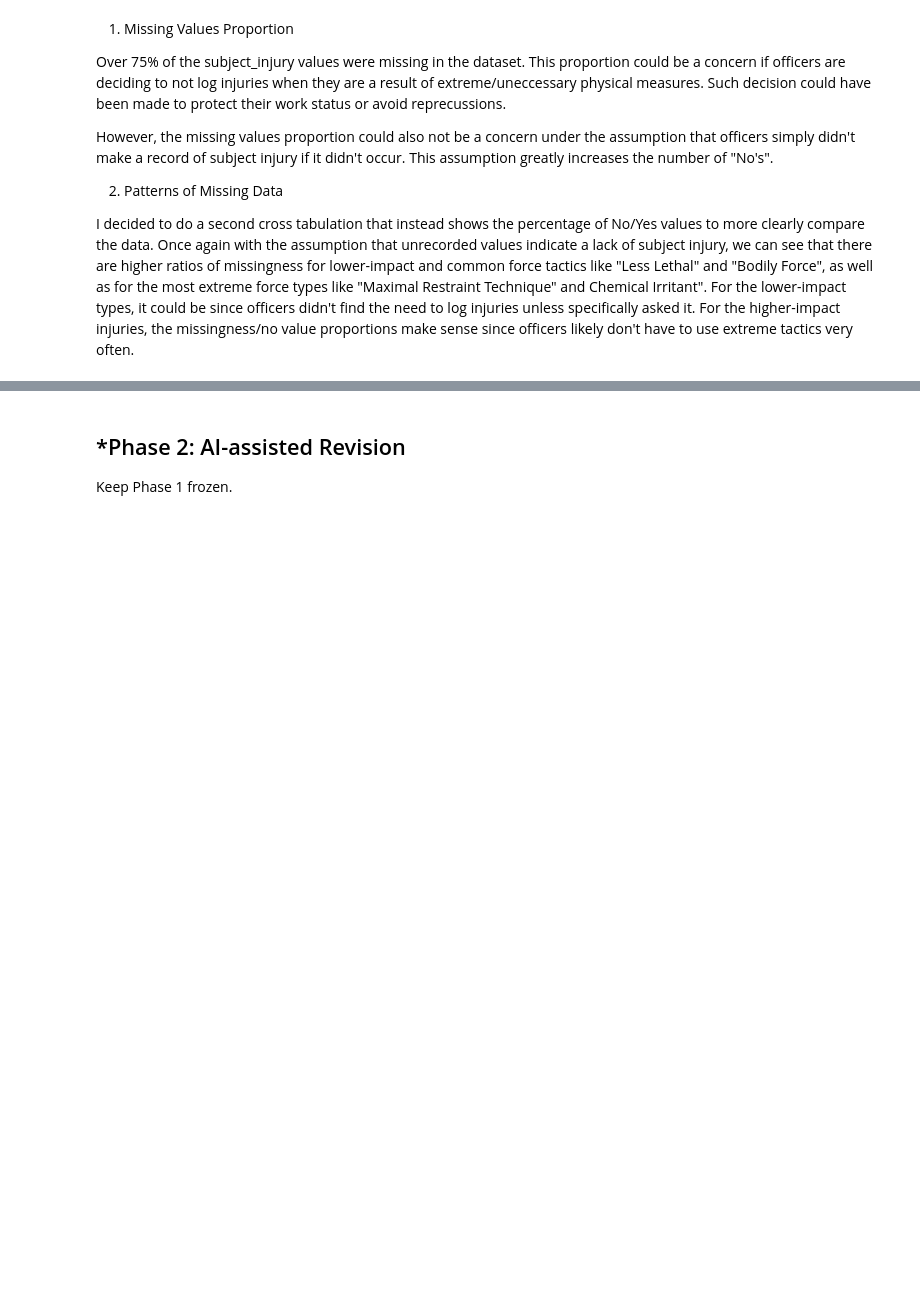
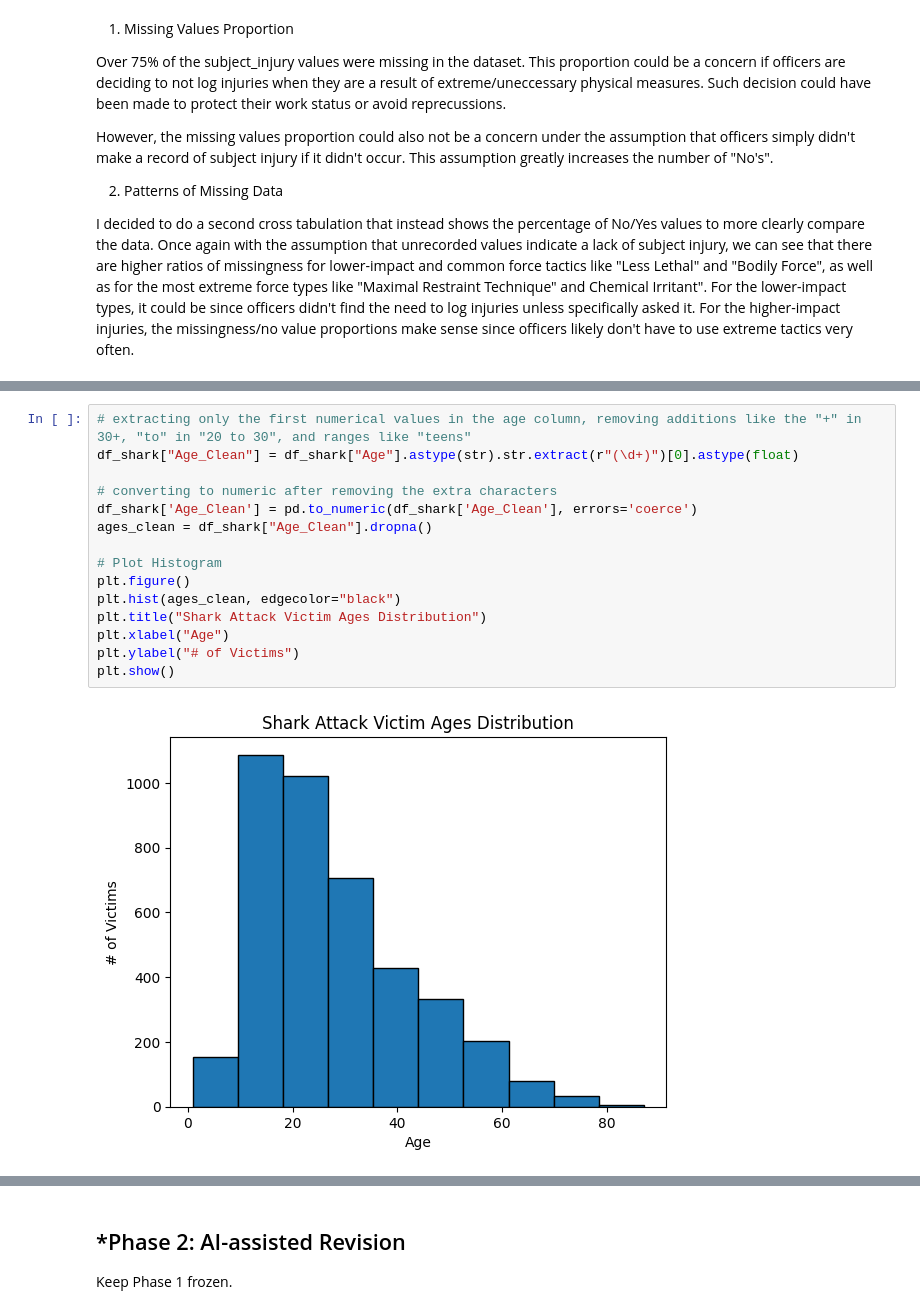
Before and after one commit to rem4eb/A01-data-wrangling, a Jupyter notebook: notebook.ipynb, the cells around one changed output, grey strips where cells are left out. Saved outputs shown, nothing was run; the diff lists cells and outputs as text; blank space fills up the shorter version.

```diff
--- a/notebook.ipynb
+++ b/notebook.ipynb
@@ -173,0 +225,17 @@ I decided to do a second cross tabulation that instead shows the percentage of N
+# %%
+# extracting only the first numerical values in the age column, removing additions like the "+" in 30+, "to" in "20 to 30", and ranges like "teens"
+df_shark["Age_Clean"] = df_shark["Age"].astype(str).str.extract(r"(\d+)")[0].astype(float)
+
+# converting to numeric after removing the extra characters
+df_shark['Age_Clean'] = pd.to_numeric(df_shark['Age_Clean'], errors='coerce')
+ages_clean = df_shark["Age_Clean"].dropna()
+
+# Plot Histogram
+plt.figure()
+plt.hist(ages_clean, edgecolor="black")
+plt.title("Shark Attack Victim Ages Distribution")
+plt.xlabel("Age")
+plt.ylabel("# of Victims")
+plt.show()
+# %% [output]
+[figure, added]
```
Also changed, not shown: parts of 6 cells of this notebook.
